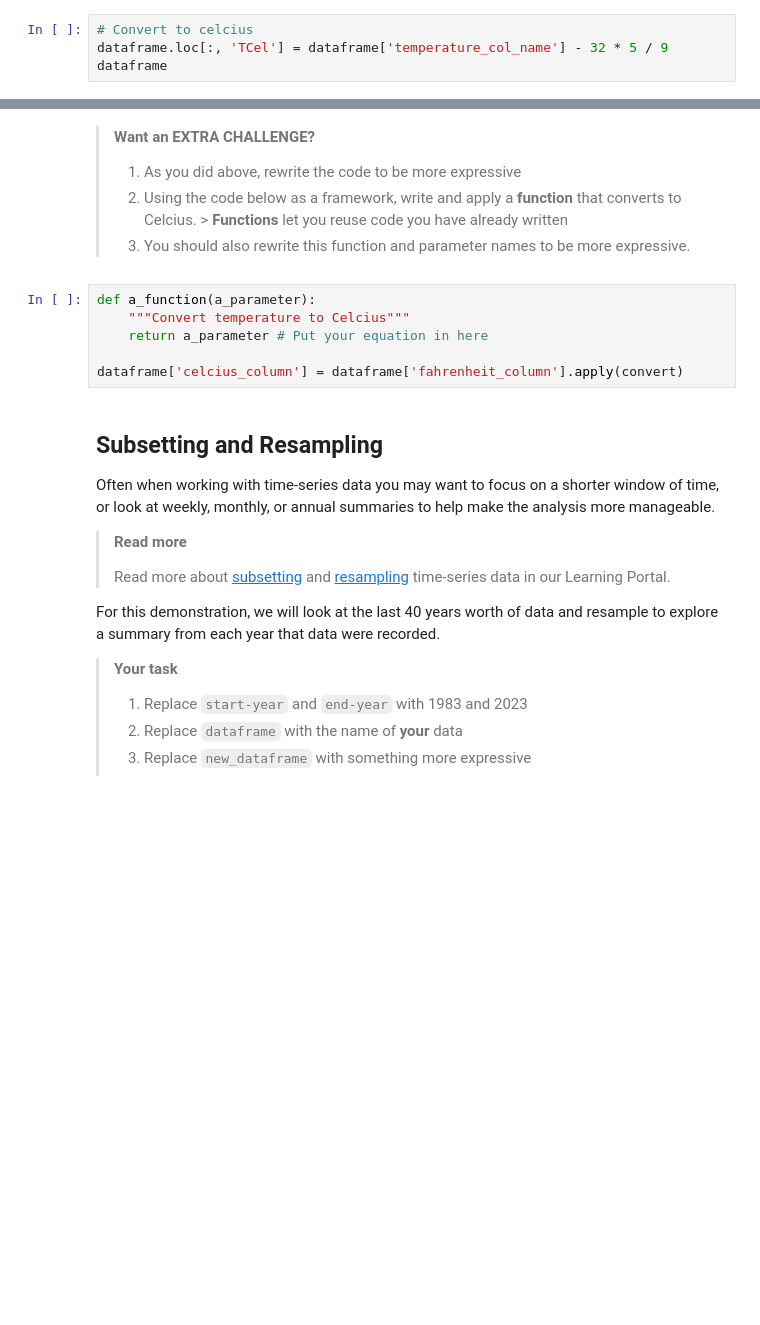
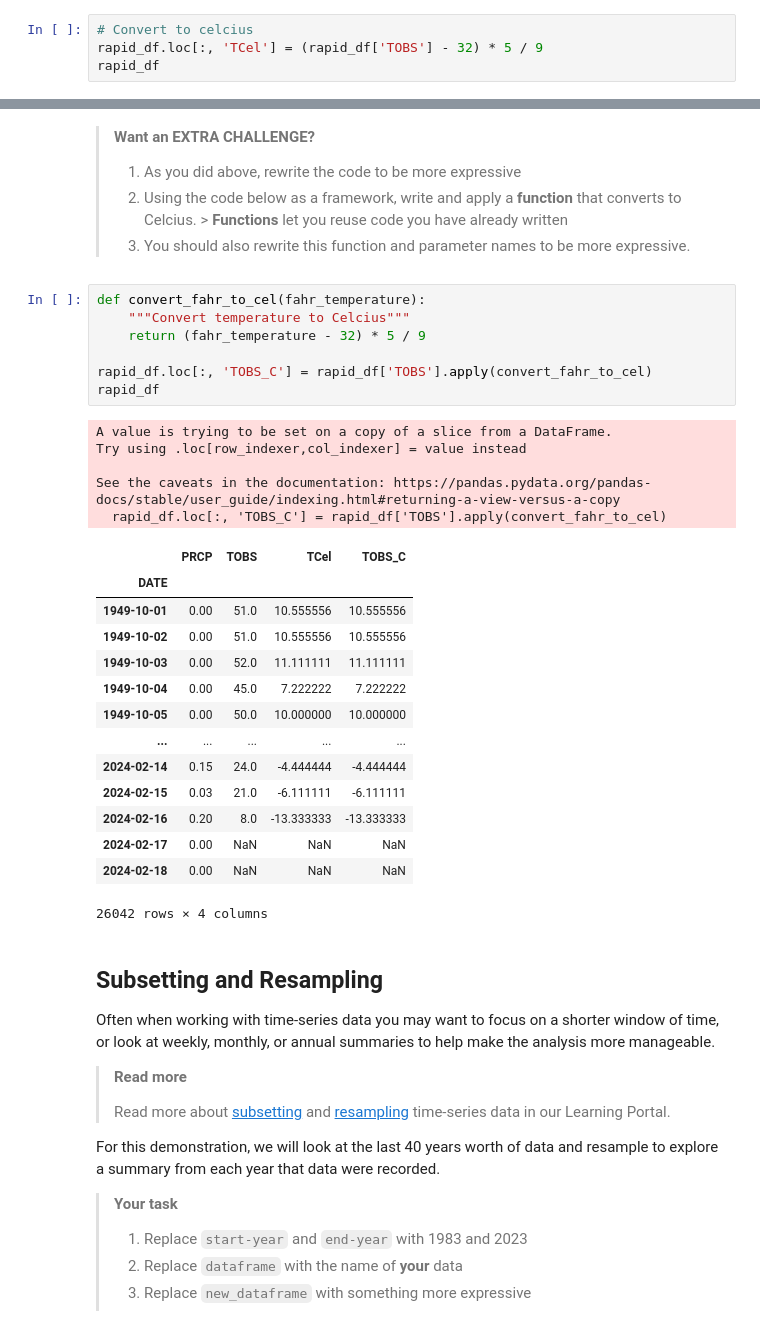
Before and after one commit to cu-esiil-edu/stars-01-get-started-salbers34, a Jupyter notebook: get-started-with-open-reproducible-science.ipynb, the cells around one changed output, grey strips where cells are left out. Cells and saved outputs as stored; diff of their text form; blank space fills up the shorter version.

Commit message:
Pending changes exported from your codespace

```diff
--- a/get-started-with-open-reproducible-science.ipynb
+++ b/get-started-with-open-reproducible-science.ipynb
@@ -487,5 +497,5 @@ rapid_df.plot(
 > new column?
 # %%
 # Convert to celcius
-dataframe.loc[:, 'TCel'] = dataframe['temperature_col_name'] - 32 * 5 / 9
-dataframe
+rapid_df.loc[:, 'TCel'] = (rapid_df['TOBS'] - 32) * 5 / 9
+rapid_df
@@ -518,11 +552,32 @@ print('You earned {} of 5 points for converting to Celcius'.format(points))
 > 3.  You should also rewrite this function and parameter names to be
 >     more expressive.
 # %%
-def a_function(a_parameter):
+def convert_fahr_to_cel(fahr_temperature):
     """Convert temperature to Celcius"""
-    return a_parameter # Put your equation in here
+    return (fahr_temperature - 32) * 5 / 9
 
-dataframe['celcius_column'] = dataframe['fahrenheit_column'].apply(convert)
+rapid_df.loc[:, 'TOBS_C'] = rapid_df['TOBS'].apply(convert_fahr_to_cel)
+rapid_df
+# %% [output]
+A value is trying to be set on a copy of a slice from a DataFrame.
+Try using .loc[row_indexer,col_indexer] = value instead
+
+See the caveats in the documentation: https://pandas.pydata.org/pandas-docs/stable/user_guide/indexing.html#returning-a-view-versus-a-copy
+  rapid_df.loc[:, 'TOBS_C'] = rapid_df['TOBS'].apply(convert_fahr_to_cel)
+|  | PRCP | TOBS | TCel | TOBS_C |
+| DATE |  |  |  |  |
+| 1949-10-01 | 0.00 | 51.0 | 10.555556 | 10.555556 |
+| 1949-10-02 | 0.00 | 51.0 | 10.555556 | 10.555556 |
+| 1949-10-03 | 0.00 | 52.0 | 11.111111 | 11.111111 |
+| 1949-10-04 | 0.00 | 45.0 | 7.222222 | 7.222222 |
+| 1949-10-05 | 0.00 | 50.0 | 10.000000 | 10.000000 |
+| ... | ... | ... | ... | ... |
+| 2024-02-14 | 0.15 | 24.0 | -4.444444 | -4.444444 |
+| 2024-02-15 | 0.03 | 21.0 | -6.111111 | -6.111111 |
+| 2024-02-16 | 0.20 | 8.0 | -13.333333 | -13.333333 |
+| 2024-02-17 | 0.00 | NaN | NaN | NaN |
+| 2024-02-18 | 0.00 | NaN | NaN | NaN |
+26042 rows × 4 columns
 # %% [markdown]
 ## Subsetting and Resampling
 
```
Also changed, not shown: parts of 8 cells of this notebook.
